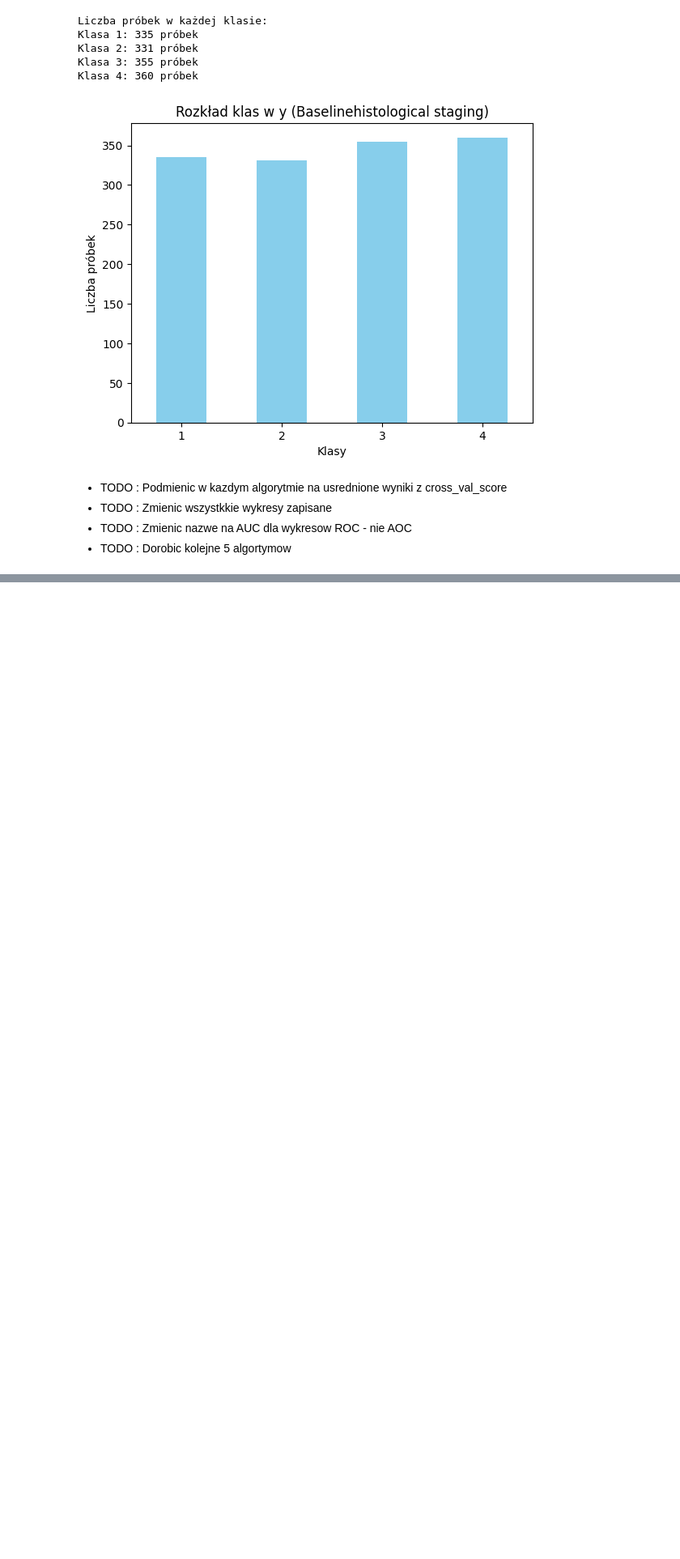
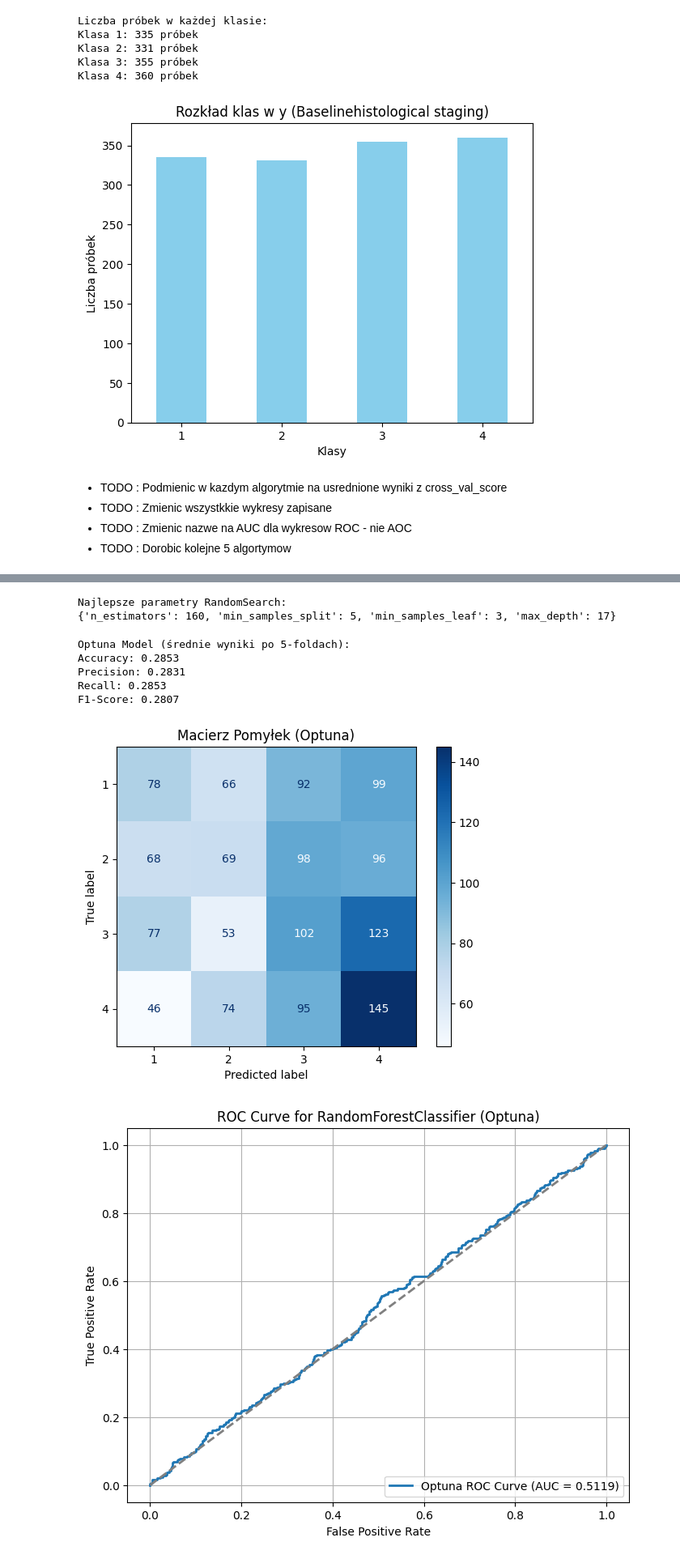
Before and after one commit to Meikelele/thesis, a Jupyter notebook: main.ipynb, the cells around one changed output, grey strips where cells are left out. Shown at 81% size. Saved outputs shown, nothing was run; the diff lists cells and outputs as text; code cells hidden in the pictures; blank space fills up the shorter version.

Commit message:
( 6 ) Random Forest

```diff
--- a/main.ipynb
+++ b/main.ipynb
@@ -1197,0 +1216,3 @@ Klasa 4: 360 próbek
+# %%
+# 5-krotna walidacja krzyżowa
+cv = StratifiedKFold(n_splits=5, shuffle=True, random_state=42)
@@ -1197,0 +1263,68 @@ Klasa 4: 360 próbek
+# %%
+# RandomizedSearchCV dla RandomForestClassifier
+param_dist = {
+    'n_estimators': range(10, 201, 10),
+    'max_depth': range(3, 21),
+    'min_samples_split': range(2, 11),
+    'min_samples_leaf': range(1, 6)
+}
+random_search = RandomizedSearchCV(
+    RandomForestClassifier(random_state=42), param_distributions=param_dist, n_iter=50, cv=cv, scoring='f1_weighted', random_state=42
+)
+random_search.fit(X, y)
+
+best_params_random = random_search.best_params_
+print("\nNajlepsze parametry RandomSearch:")
+print(best_params_random)
+# %% [output]
+Najlepsze parametry RandomSearch:
+{'n_estimators': 160, 'min_samples_split': 5, 'min_samples_leaf': 3, 'max_depth': 17}
+# %%
+# Ocena obu modeli
+models = {
+    'Optuna': RandomForestClassifier(**best_params_optuna, random_state=42),
+    'RandomSearch': RandomForestClassifier(**best_params_random, random_state=42)
+}
+
+for name, model in models.items():
+    accuracy = cross_val_score(model, X, y, cv=cv, scoring='accuracy').mean()
+    precision = cross_val_score(model, X, y, cv=cv, scoring='precision_weighted').mean()
+    recall = cross_val_score(model, X, y, cv=cv, scoring='recall_weighted').mean()
+    f1 = cross_val_score(model, X, y, cv=cv, scoring='f1_weighted').mean()
+
+    print(f"\n{name} Model (średnie wyniki po 5-foldach):")
+    print(f"Accuracy: {accuracy:.4f}")
+    print(f"Precision: {precision:.4f}")
+    print(f"Recall: {recall:.4f}")
+    print(f"F1-Score: {f1:.4f}")
+
+    # Macierz pomyłek - wykres
+    y_pred = cross_val_predict(model, X, y, cv=cv)
+    cm = confusion_matrix(y, y_pred)
+    disp = ConfusionMatrixDisplay(confusion_matrix=cm, display_labels=np.unique(y))
+    disp.plot(cmap='Blues', values_format='d')
+    plt.title(f'Macierz Pomyłek ({name})')
+    plt.show()
+
+    # Wykres krzywej ROC
+    y_proba = cross_val_predict(model, X, y, cv=cv, method='predict_proba')[:, 1]
+    fpr, tpr, _ = roc_curve(y, y_proba, pos_label=np.unique(y)[1])
+    roc_auc = auc(fpr, tpr)
+
+    plt.figure(figsize=(8, 6))
+    plt.plot(fpr, tpr, lw=2, label=f'{name} ROC Curve (AUC = {roc_auc:.4f})')
+    plt.plot([0, 1], [0, 1], color='gray', linestyle='--', lw=2)
+    plt.xlabel('False Positive Rate')
+    plt.ylabel('True Positive Rate')
+    plt.title(f'ROC Curve for RandomForestClassifier ({name})')
+    plt.legend(loc='lower right')
+    plt.grid()
+    plt.show()
+# %% [output]
+Optuna Model (średnie wyniki po 5-foldach):
+Accuracy: 0.2853
+Precision: 0.2831
+Recall: 0.2853
+F1-Score: 0.2807
+[figure, added]
+[figure, added]
```
Also changed, not shown: parts of 11 cells of this notebook, 5 other files.
